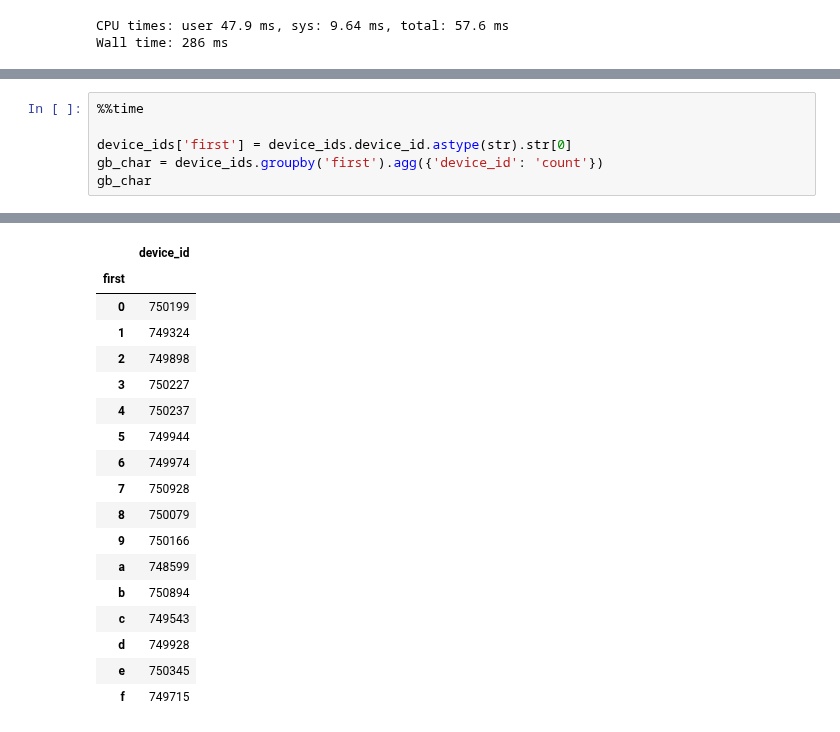
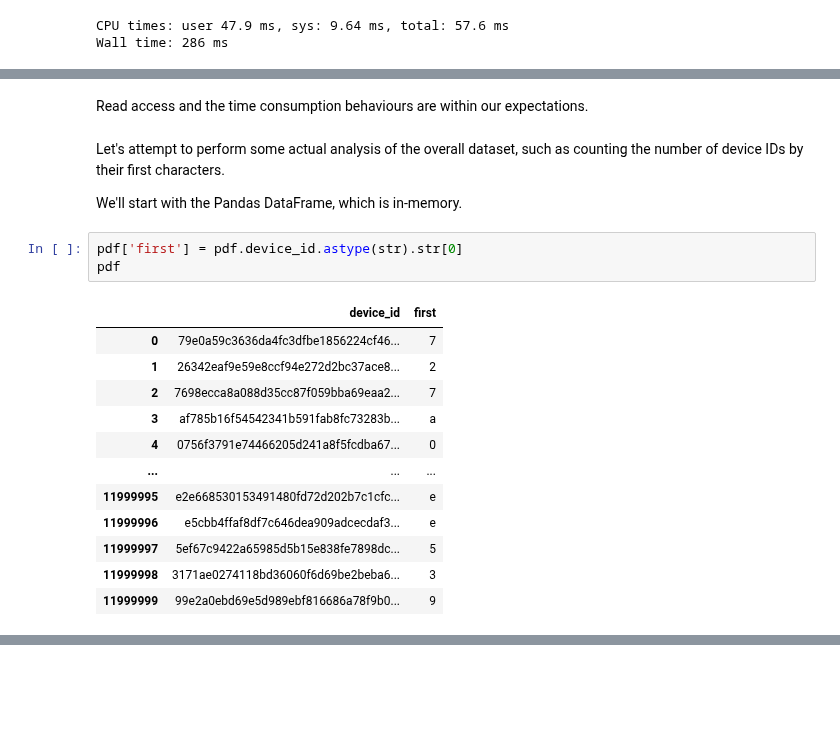
Before and after one commit to EQWorks/python-curriculum, a Jupyter notebook: data-analysis/14-distributed-computation.ipynb, the cells around one changed output, grey strips where cells are left out. Drawn from its saved outputs; the diff is of its cells as text; blank space fills up the shorter version.

```diff
--- a/data-analysis/14-distributed-computation.ipynb
+++ b/data-analysis/14-distributed-computation.ipynb
@@ -269,8 +346,23 @@ Wall time: 13.4 s
 12000000
+# %% [markdown]
+Read access and the time consumption behaviours are within our expectations.
+# %% [markdown]
+Let's attempt to perform some actual analysis of the overall dataset, such as counting the number of device IDs by their first characters.
+
+We'll start with the Pandas DataFrame, which is in-memory.
 # %%
-%%time
-
-device_ids['first'] = device_ids.device_id.astype(str).str[0]
-gb_char = device_ids.groupby('first').agg({'device_id': 'count'})
-gb_char
+pdf['first'] = pdf.device_id.astype(str).str[0]
+pdf
 # %% [output]
+|  | device_id | first |
+| 0 | 79e0a59c3636da4fc3dfbe1856224cf46... | 7 |
+| 1 | 26342eaf9e59e8ccf94e272d2bc37ace8... | 2 |
+| 2 | 7698ecca8a088d35cc87f059bba69eaa2... | 7 |
+| 3 | af785b16f54542341b591fab8fc73283b... | a |
+| 4 | 0756f3791e74466205d241a8f5fcdba67... | 0 |
+| ... | ... | ... |
+| 11999995 | e2e668530153491480fd72d202b7c1cfc... | e |
+| 11999996 | e5cbb4ffaf8df7c646dea909adcecdaf3... | e |
+| 11999997 | 5ef67c9422a65985d5b15e838fe7898dc... | 5 |
+| 11999998 | 3171ae0274118bd36060f6d69be2beba6... | 3 |
+| 11999999 | 99e2a0ebd69e5d989ebf816686a78f9b0... | 9 |
@@ -279,18 +369,0 @@ Wall time: 6.38 s
-|  | device_id |
-| first |  |
-| 0 | 750199 |
-| 1 | 749324 |
-| 2 | 749898 |
-| 3 | 750227 |
-| 4 | 750237 |
-| 5 | 749944 |
-| 6 | 749974 |
-| 7 | 750928 |
-| 8 | 750079 |
-| 9 | 750166 |
-| a | 748599 |
-| b | 750894 |
-| c | 749543 |
-| d | 749928 |
-| e | 750345 |
-| f | 749715 |
```
Also changed, not shown: parts of 32 cells of this notebook.
